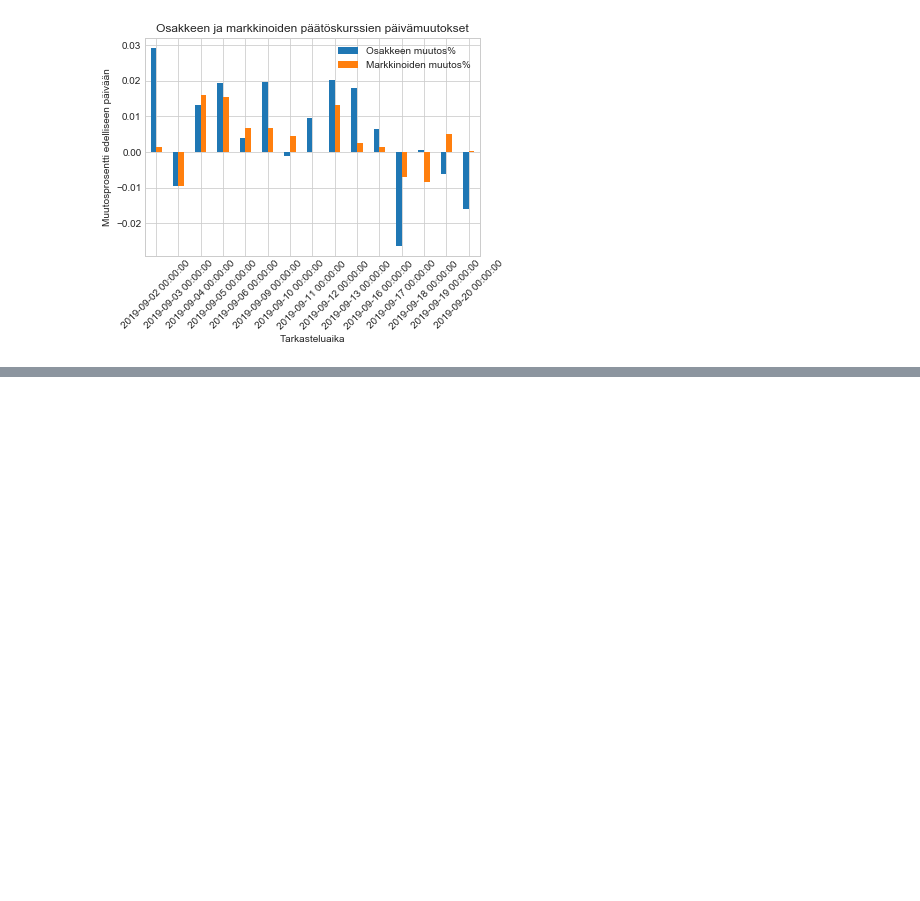
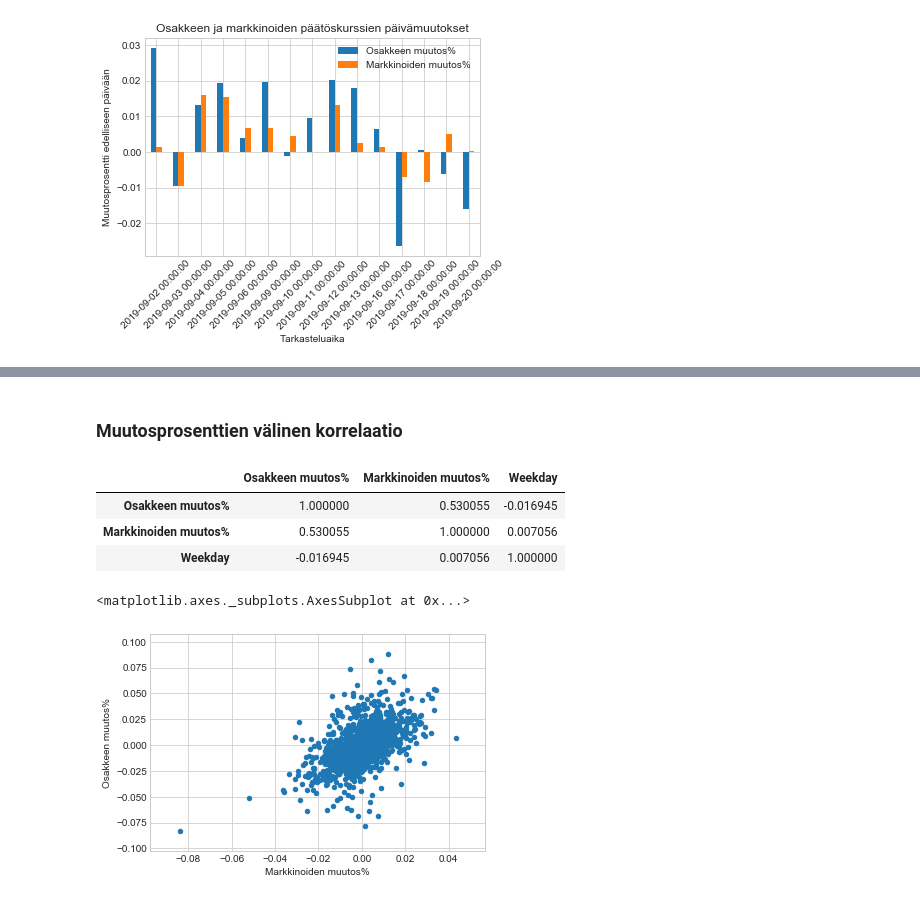
Before and after one commit to juhanurmonen/aikasarjoja-kuvioita-prosenttimuutoksia, a Jupyter notebook: Analysointiosaaminen-2019-09-25.ipynb, the cells around one changed output, grey strips where cells are left out. Cells and saved outputs as stored; diff of their text form; code cells hidden in the pictures; blank space fills up the shorter version.

```diff
--- a/Analysointiosaaminen-2019-09-25.ipynb
+++ b/Analysointiosaaminen-2019-09-25.ipynb
@@ -206,0 +250,8 @@ Text(0.5, 0, 'Tarkasteluaika')
+# %%
+##### Tehdään viikonpäiville ensin oma sarake, 0=maanantai jne.
+
+muutokset['Weekday'] = muutokset.index.weekday
+
+##### Lasketaan osakkeen tunnuslukuja viikonpäivittäin
+
+muutokset.groupby('Weekday')['Osakkeen muutos%'].describe()
@@ -206,0 +278,18 @@ Text(0.5, 0, 'Tarkasteluaika')
+# %% [markdown]
+### Muutosprosenttien välinen korrelaatio
+# %%
+##### Lasketaan tarkasteltavan osakkeen ja markkinoiden muutosprosenttien korrelaatio
+
+muutokset.corr()
+# %% [output]
+|  | Osakkeen muutos% | Markkinoiden muutos% | Weekday |
+| Osakkeen muutos% | 1.000000 | 0.530055 | -0.016945 |
+| Markkinoiden muutos% | 0.530055 | 1.000000 | 0.007056 |
+| Weekday | -0.016945 | 0.007056 | 1.000000 |
+# %%
+##### Katsotaan tilannetta myös hajontakaaviossa
+
+muutokset.plot.scatter(x = 'Markkinoiden muutos%', y = 'Osakkeen muutos%')
+# %% [output]
+<matplotlib.axes._subplots.AxesSubplot at 0x...>
+[figure, added]
```
Also changed, not shown: parts of 11 cells of this notebook, 2 other files.
